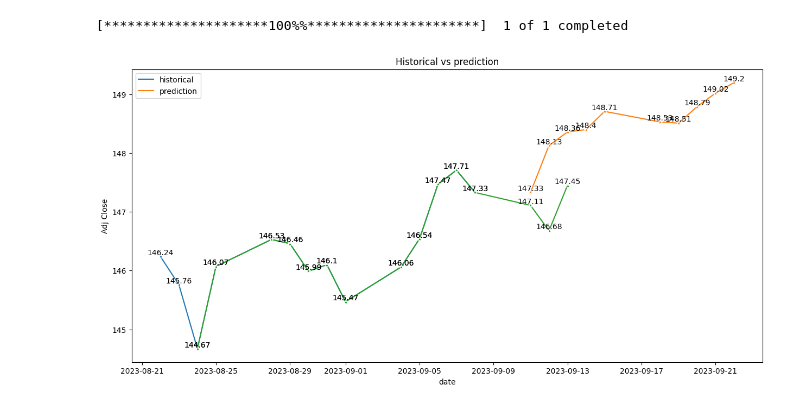
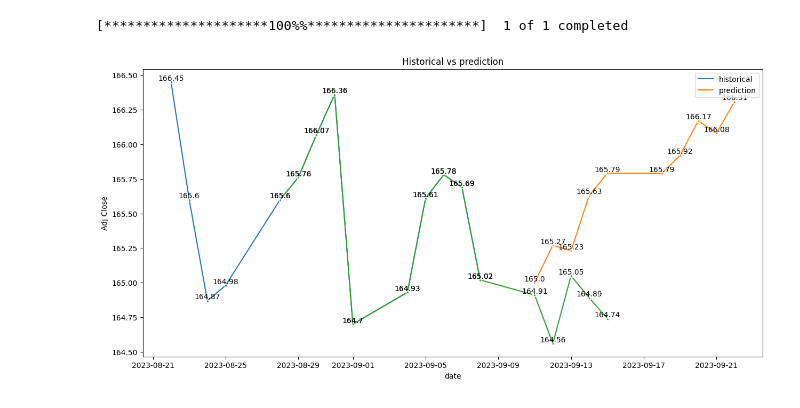
Before and after one commit to mojtaba-peyrovi/stock_trading_ml_experiment, a Jupyter notebook: PMARIMA_cross_validation-Copy1.ipynb, the cells around one changed output. Cells and saved outputs as stored; diff of their text form; code cells hidden in the pictures.

```diff
--- a/PMARIMA_cross_validation-Copy1.ipynb
+++ b/PMARIMA_cross_validation-Copy1.ipynb
@@ -15,8 +15,8 @@ from plot import plot_basic_close, pred_vs_real_plot
 import yfinance as yf
 yf.pdr_override()
 # %%
-PAIR = 'USDJPY'
-START = '2023-01-01'
+PAIR = 'CHFJPY'
+START = '2022-01-01'
 END = '2023-09-09'
 # %% [markdown]
 ## Fetch daily data
@@ -137,32 +137,32 @@ predictions['Adj Close'] = predictions['Adj Close'].apply(lambda x: round(x,2))
 all_df = pd.concat([predictions, original_data]).sort_values(by='date')
 # %%
 ## create the reality dataset
-df_daily_plus_two = get_daily_data(PAIR, START, '2023-09-14')
+df_daily_plus_three = get_daily_data(PAIR, START, '2023-09-16')
 
-df_daily_plus_two = df_daily_plus_two.reset_index(names='Date')
+df_daily_plus_three = df_daily_plus_three.reset_index(names='Date')
 
-df_daily_plus_two = df_daily_plus_two.tail(15)
+df_daily_plus_three = df_daily_plus_three.tail(15)
 # %% [output]
 [*********************100%%**********************]  1 of 1 completed
 # %%
 import seaborn as sns
 plt.figure(figsize=(15,7))
 
 
 ax = sns.lineplot(x = 'date', y = 'Adj Close', marker='*',  data = all_df,  hue='tag')
 # sns.lineplot(x = 'Date', y = 'Adj Close', marker='*',  data = df_daily_plus_one.reset_index())
 
 ax.set(title='Historical vs prediction')
 
-ax2 = sns.lineplot(x = 'Date', y = 'Adj Close', marker='*',  data = df_daily_plus_two)
+ax2 = sns.lineplot(x = 'Date', y = 'Adj Close', marker='*',  data = df_daily_plus_three)
 
 # data labels
 for i, j in zip(all_df.date, all_df['Adj Close']):
     plt.text(i, j, str(j), ha='center', va='bottom')
 
-for i, j in zip(df_daily_plus_two.Date, df_daily_plus_two['Adj Close']):
+for i, j in zip(df_daily_plus_three.Date, df_daily_plus_three['Adj Close']):
     plt.text(i, j, str(j), ha='center', va='bottom')
 # %% [output]
-[figure, old version]
+[figure, new version]
 # %%
 # this is a test
```
Also changed, not shown: parts of 6 cells of this notebook, 4 other files.
